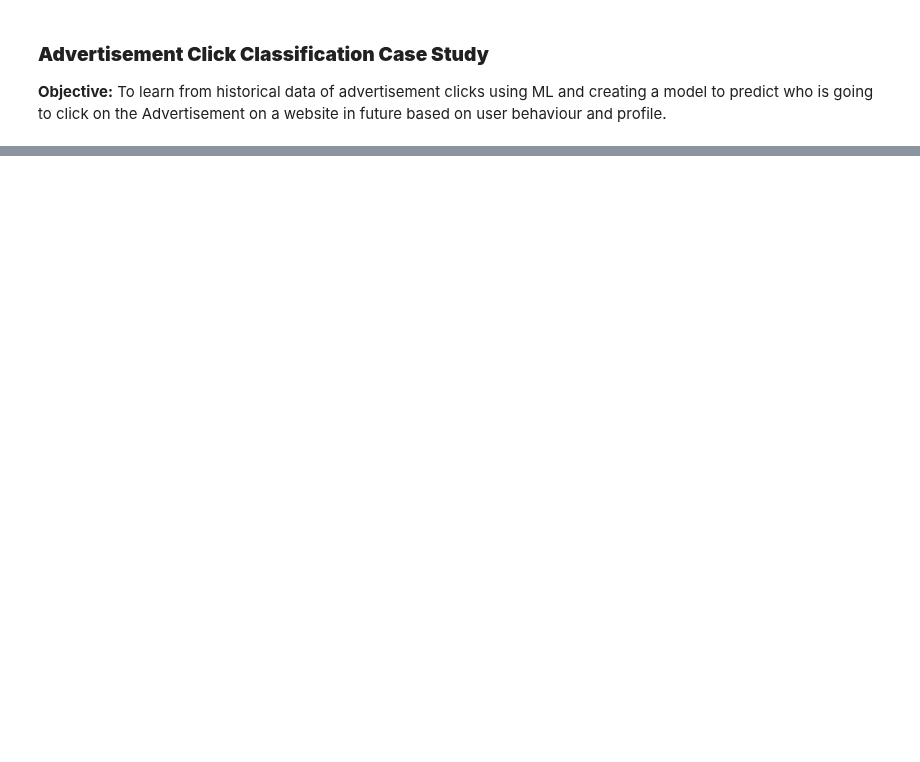
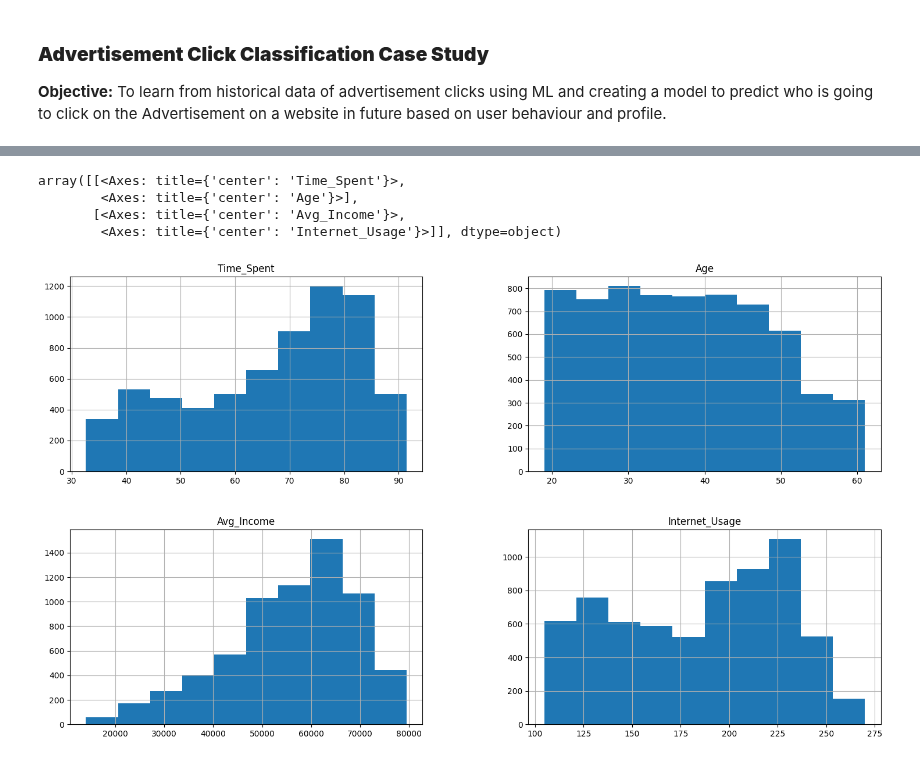
Before and after one commit to anish3565/Case_Studies, a Jupyter notebook: Classification/1. AdClickClassification.ipynb, the cells around one changed output, grey strips where cells are left out. Drawn from its saved outputs; the diff is of its cells as text; code cells hidden in the pictures; blank space fills up the shorter version.

```diff
--- a/Classification/1. AdClickClassification.ipynb
+++ b/Classification/1. AdClickClassification.ipynb
@@ -9,0 +353,9 @@
+# %%
+# Plotting histograms of multiple columns together
+AdClickData.hist(["Time_Spent", "Age", "Avg_Income", "Internet_Usage"], figsize=(18,10))
+# %% [output]
+array([[<Axes: title={'center': 'Time_Spent'}>,
+        <Axes: title={'center': 'Age'}>],
+       [<Axes: title={'center': 'Avg_Income'}>,
+        <Axes: title={'center': 'Internet_Usage'}>]], dtype=object)
+[figure, added]
```
Also changed, not shown: parts of 36 cells of this notebook.
